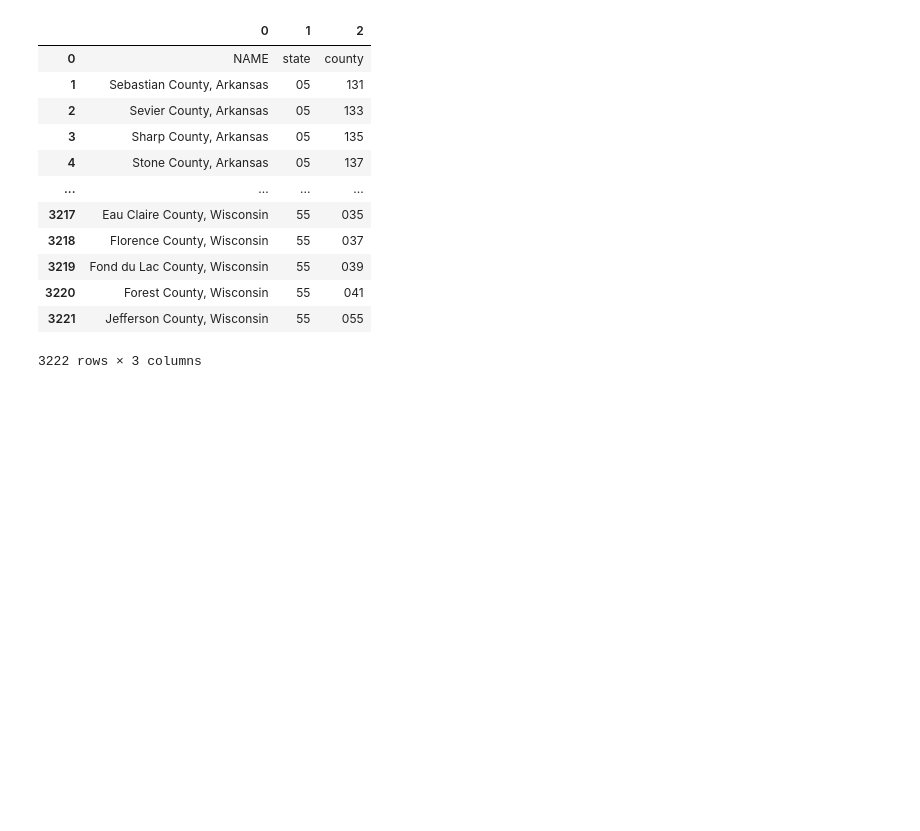
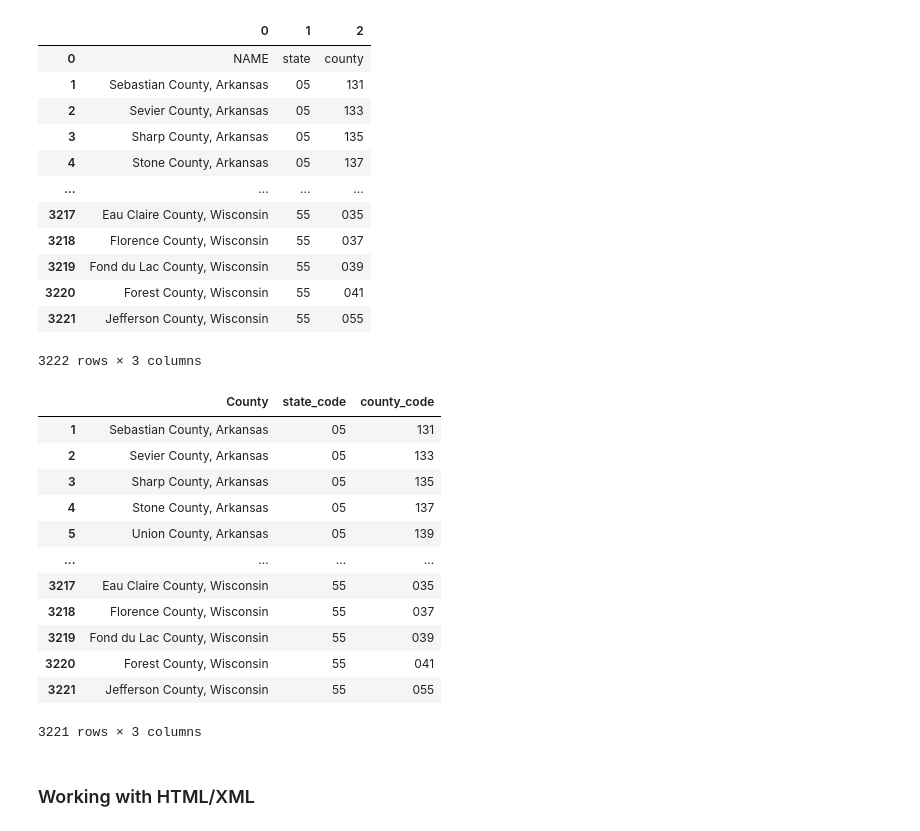
Before and after one commit to mlhudson1/CIDM4310-70_Pandas, a Jupyter notebook: Chapter3.ipynb, the cells around one changed output. Saved outputs shown, nothing was run; the diff lists cells and outputs as text; code cells hidden in the pictures; blank space fills up the shorter version.

Commit message:
Ch.3 - Working with HTML/XML

```diff
--- a/Chapter3.ipynb
+++ b/Chapter3.ipynb
@@ -240,4 +240,21 @@ US_counties_data
 # %%
 URL='https://api.census.gov/data/2010/dec/sf1?get=NAME&for=county:*'
 US_counties_data=pd.read_json(URL).loc[1:,:]
-Us_counties_data.columns = ['County','state_code',county_code]
+US_counties_data.columns = ['County','state_code','county_code']
+US_counties_data
+# %% [output]
+|  | County | state_code | county_code |
+| 1 | Sebastian County, Arkansas | 05 | 131 |
+| 2 | Sevier County, Arkansas | 05 | 133 |
+| 3 | Sharp County, Arkansas | 05 | 135 |
+| 4 | Stone County, Arkansas | 05 | 137 |
+| 5 | Union County, Arkansas | 05 | 139 |
+| ... | ... | ... | ... |
+| 3217 | Eau Claire County, Wisconsin | 55 | 035 |
+| 3218 | Florence County, Wisconsin | 55 | 037 |
+| 3219 | Fond du Lac County, Wisconsin | 55 | 039 |
+| 3220 | Forest County, Wisconsin | 55 | 041 |
+| 3221 | Jefferson County, Wisconsin | 55 | 055 |
+3221 rows × 3 columns
+# %% [markdown]
+### Working with HTML/XML
```
Also changed, not shown: parts of 1 cell of this notebook.
